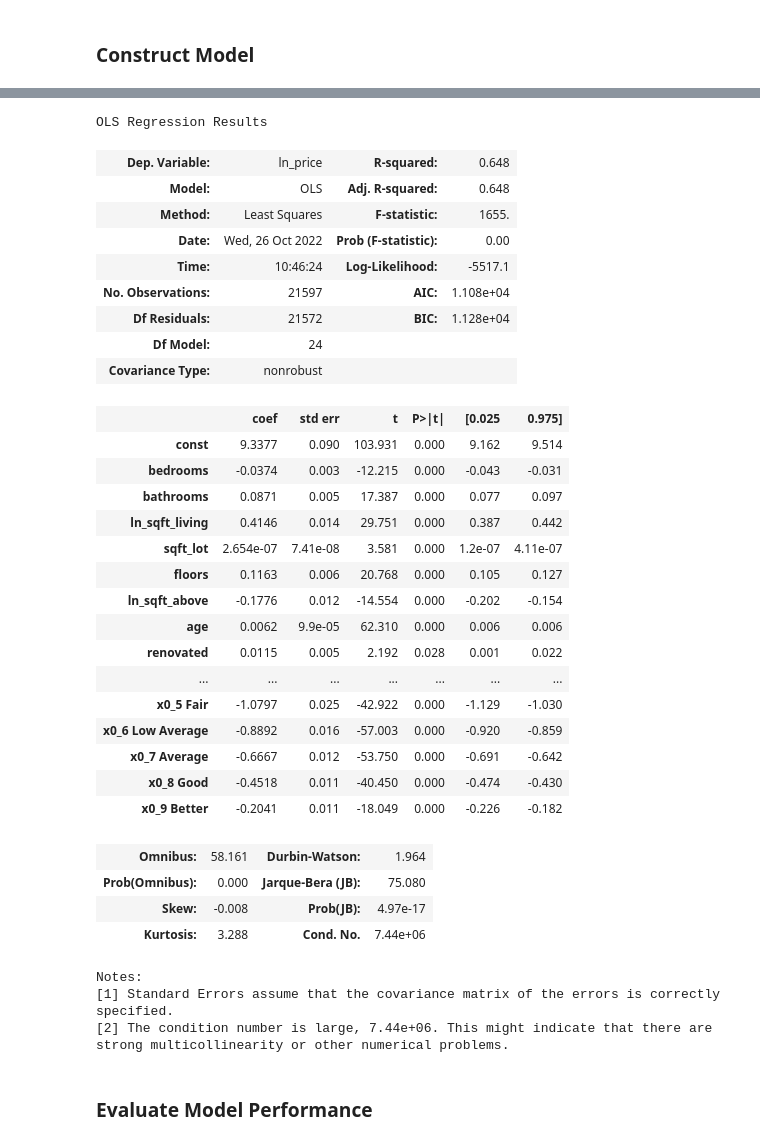
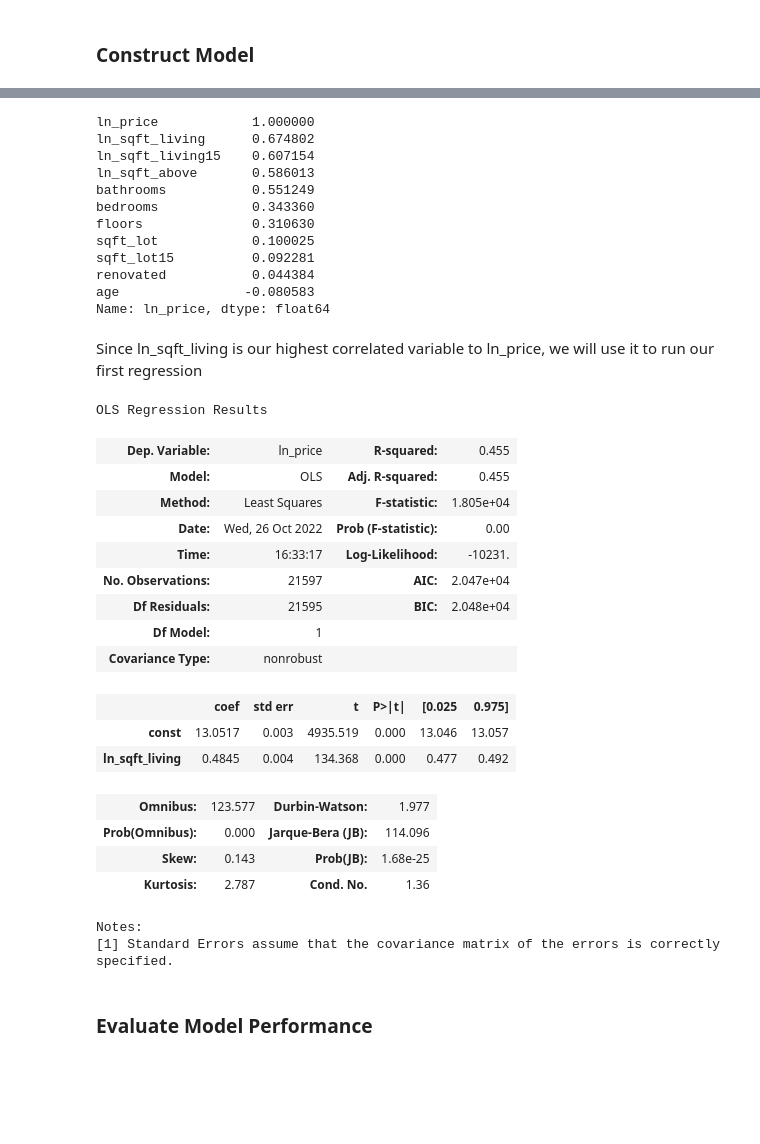
Before and after one commit to dermothethird/King_County_Housing_Project, a Jupyter notebook: Final Model Construction.ipynb, the cells around one changed output, grey strips where cells are left out. Drawn from its saved outputs; the diff is of its cells as text; code cells hidden in the pictures; blank space fills up the shorter version.

Commit message:
adding model iterations to final notebook

```diff
--- a/Final Model Construction.ipynb
+++ b/Final Model Construction.ipynb
@@ -30,8 +30,15 @@ all_predictors = pd.concat([numeric, categorical_ohe], axis=1)
 #defining constructor function so it can be used for each iteration
 
 def construct_model(exog_df):
-    exog = sm.add_constant(exog_df)
+    ''' This function takes a dataframe of feature variables, performs robust scaling,
+    and returns summary statistics. '''
+
+    rscale = RobustScaler()
+    rs = rscale.fit_transform(exog_df)
+    rs_df = pd.DataFrame(rs, columns=exog_df.columns)
+
+    exog = sm.add_constant(rs_df)
     endog = target
 
-    first_model = sm.OLS(endog, exog).fit().summary()
-    return first_model
+    model = sm.OLS(endog, exog).fit().summary()
+    return model
@@ -38,40 +47,46 @@ def construct_model(exog_df):
+# %%
+#run 1st model
+
+#concatenate numeric and target to run a correlation
+run_corr = pd.concat([target, numeric], axis=1)
+run_corr.corr()['ln_price'].sort_values(ascending=False)
+# %% [output]
+ln_price            1.000000
+ln_sqft_living      0.674802
+ln_sqft_living15    0.607154
+ln_sqft_above       0.586013
+bathrooms           0.551249
+bedrooms            0.343360
+floors              0.310630
+sqft_lot            0.100025
+sqft_lot15          0.092281
+renovated           0.044384
+age                -0.080583
+Name: ln_price, dtype: float64
+# %% [markdown]
+Since ln_sqft_living is our highest correlated variable to ln_price, we will use it to run our first regression
 # %%
-#run 1st model
-construct_model(all_predictors)
+# run first model
+construct_model(pd.DataFrame(all_predictors['ln_sqft_living']))
 # %% [output]
 OLS Regression Results
-| Dep. Variable: | ln_price | R-squared: | 0.648 |
-| Model: | OLS | Adj. R-squared: | 0.648 |
-| Method: | Least Squares | F-statistic: | 1655. |
+| Dep. Variable: | ln_price | R-squared: | 0.455 |
+| Model: | OLS | Adj. R-squared: | 0.455 |
+| Method: | Least Squares | F-statistic: | 1.805e+04 |
 | Date: | Wed, 26 Oct 2022 | Prob (F-statistic): | 0.00 |
-| Time: | 10:46:24 | Log-Likelihood: | -5517.1 |
-| No. Observations: | 21597 | AIC: | 1.108e+04 |
-| Df Residuals: | 21572 | BIC: | 1.128e+04 |
-| Df Model: | 24 |  |  |
+| Time: | 16:33:17 | Log-Likelihood: | -10231. |
+| No. Observations: | 21597 | AIC: | 2.047e+04 |
+| Df Residuals: | 21595 | BIC: | 2.048e+04 |
+| Df Model: | 1 |  |  |
 | Covariance Type: | nonrobust |  |  |
 |  | coef | std err | t | P>|t| | [0.025 | 0.975] |
-| const | 9.3377 | 0.090 | 103.931 | 0.000 | 9.162 | 9.514 |
-| bedrooms | -0.0374 | 0.003 | -12.215 | 0.000 | -0.043 | -0.031 |
-| bathrooms | 0.0871 | 0.005 | 17.387 | 0.000 | 0.077 | 0.097 |
-| ln_sqft_living | 0.4146 | 0.014 | 29.751 | 0.000 | 0.387 | 0.442 |
-| sqft_lot | 2.654e-07 | 7.41e-08 | 3.581 | 0.000 | 1.2e-07 | 4.11e-07 |
-| floors | 0.1163 | 0.006 | 20.768 | 0.000 | 0.105 | 0.127 |
-| ln_sqft_above | -0.1776 | 0.012 | -14.554 | 0.000 | -0.202 | -0.154 |
-| age | 0.0062 | 9.9e-05 | 62.310 | 0.000 | 0.006 | 0.006 |
-| renovated | 0.0115 | 0.005 | 2.192 | 0.028 | 0.001 | 0.022 |
-| ... | ... | ... | ... | ... | ... | ... |
-| x0_5 Fair | -1.0797 | 0.025 | -42.922 | 0.000 | -1.129 | -1.030 |
-| x0_6 Low Average | -0.8892 | 0.016 | -57.003 | 0.000 | -0.920 | -0.859 |
-| x0_7 Average | -0.6667 | 0.012 | -53.750 | 0.000 | -0.691 | -0.642 |
-| x0_8 Good | -0.4518 | 0.011 | -40.450 | 0.000 | -0.474 | -0.430 |
-| x0_9 Better | -0.2041 | 0.011 | -18.049 | 0.000 | -0.226 | -0.182 |
+| const | 13.0517 | 0.003 | 4935.519 | 0.000 | 13.046 | 13.057 |
+| ln_sqft_living | 0.4845 | 0.004 | 134.368 | 0.000 | 0.477 | 0.492 |
-| Omnibus: | 58.161 | Durbin-Watson: | 1.964 |
-| Prob(Omnibus): | 0.000 | Jarque-Bera (JB): | 75.080 |
-| Skew: | -0.008 | Prob(JB): | 4.97e-17 |
-| Kurtosis: | 3.288 | Cond. No. | 7.44e+06 |
+| Omnibus: | 123.577 | Durbin-Watson: | 1.977 |
+| Prob(Omnibus): | 0.000 | Jarque-Bera (JB): | 114.096 |
+| Skew: | 0.143 | Prob(JB): | 1.68e-25 |
+| Kurtosis: | 2.787 | Cond. No. | 1.36 |
 Notes:
 [1] Standard Errors assume that the covariance matrix of the errors is correctly specified.
-[2] The condition number is large, 7.44e+06. This might indicate that there are
-strong multicollinearity or other numerical problems.
 # %% [markdown]
 ### Evaluate Model Performance
```
Also changed, not shown: parts of 57 cells of this notebook.
